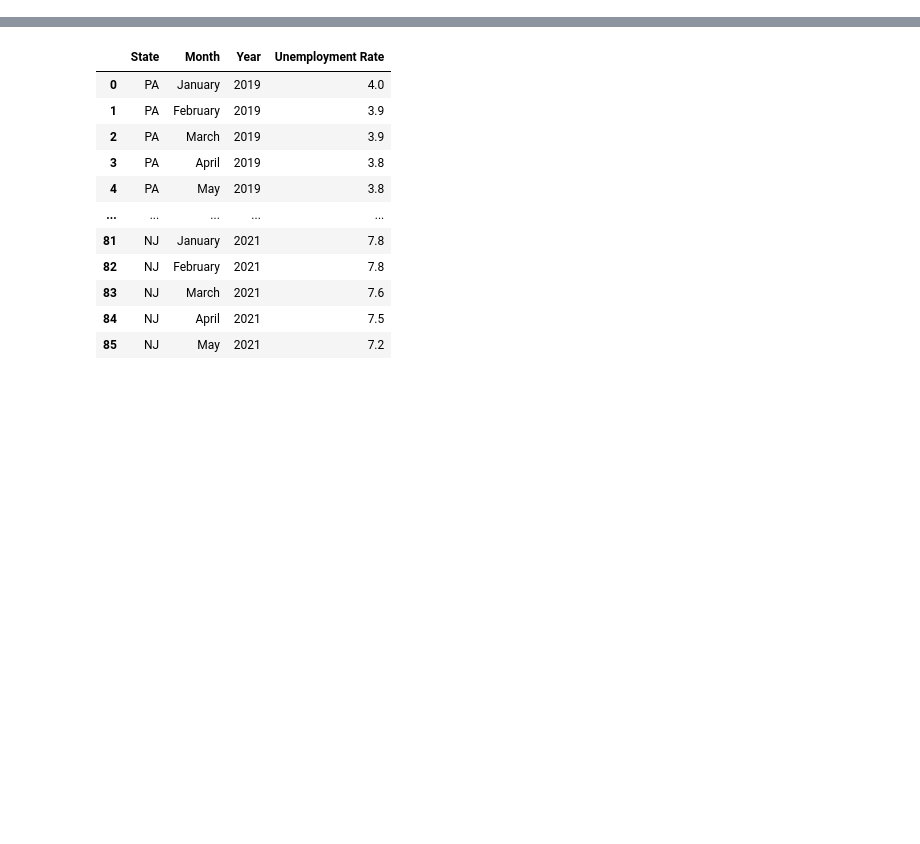
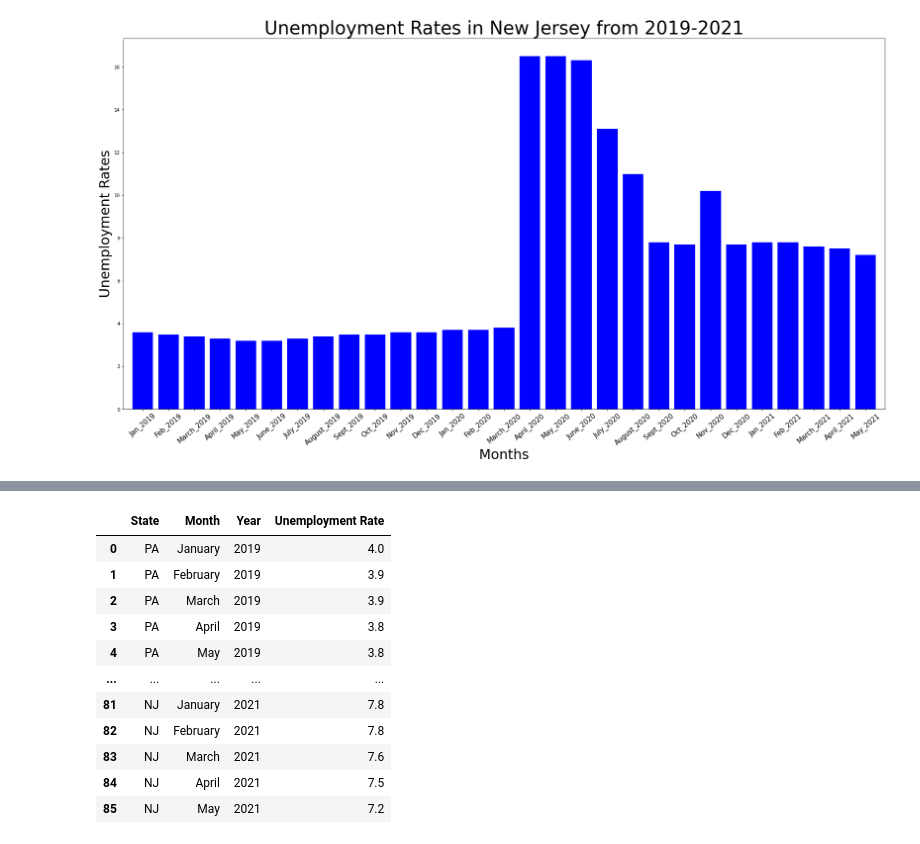
Before and after one commit to meetk5/Team-Project1, a Jupyter notebook: Unemployment_Comparison_between_NJ_NY_PA.py.ipynb, the cells around one changed output, grey strips where cells are left out. Drawn from its saved outputs; the diff is of its cells as text; code cells hidden in the pictures; blank space fills up the shorter version.

```diff
--- a/Unemployment_Comparison_between_NJ_NY_PA.py.ipynb
+++ b/Unemployment_Comparison_between_NJ_NY_PA.py.ipynb
@@ -12,0 +51,17 @@ unemployment= pd.read_excel(excel_file)
+# %%
+
+fig = plt.figure(figsize=(30, 15))
+plt.bar(x_axis, unemployment_rates, color ="b", align="center")
+#Create ticks
+tick_locations = [value for value in x_axis]
+plt.xticks(tick_locations, months, fontsize=15)
+plt.xlim(-0.75, len(x_axis)-0.25)
+plt.xticks(rotation=40, fontsize=15)
+#plt.ylim(0, max(months)+0.4)
+plt.title("Unemployment Rates in New Jersey from 2019-2021", fontsize=40)
+plt.ylabel("Unemployment Rates", fontsize=30)
+plt.xlabel("Months", fontsize=30)
+#plt.savefig("Images/NJRates.png")
+plt.show()
+# %% [output]
+[figure, added]
```
Also changed, not shown: parts of 24 cells of this notebook.
